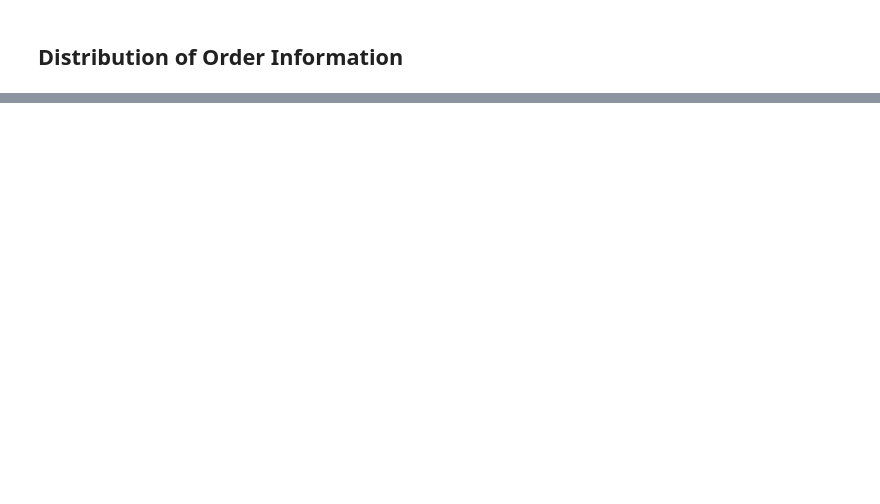
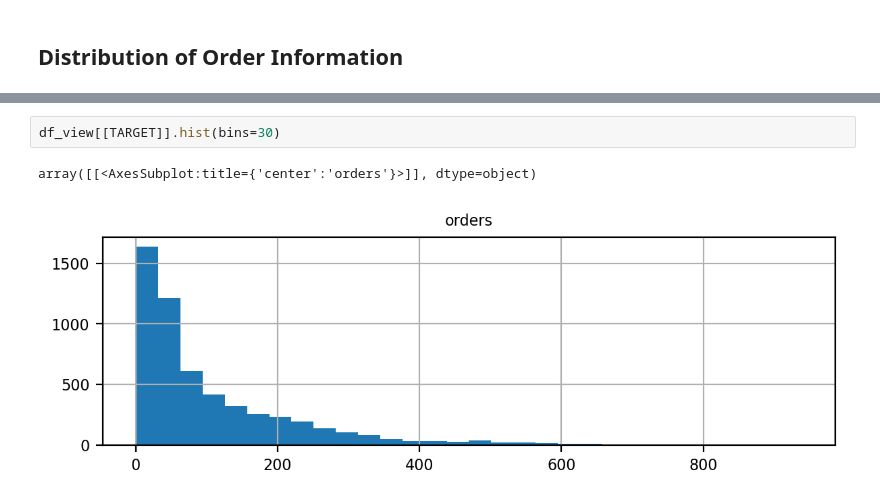
Before and after one commit to claricemottet/IDD_glovo_time_series, a Jupyter notebook: EDA_glovo_orders.ipynb, the cells around one changed output, grey strips where cells are left out. Drawn from its saved outputs; the diff is of its cells as text; blank space fills up the shorter version.

```diff
--- a/EDA_glovo_orders.ipynb
+++ b/EDA_glovo_orders.ipynb
@@ -188,0 +258,5 @@ array([[<AxesSubplot:title={'center':'orders'}>]], dtype=object)
+# %%
+df_view[[TARGET]].hist(bins=30)
+# %% [output]
+array([[<AxesSubplot:title={'center':'orders'}>]], dtype=object)
+[figure, added]
```
Also changed, not shown: parts of 56 cells of this notebook.
